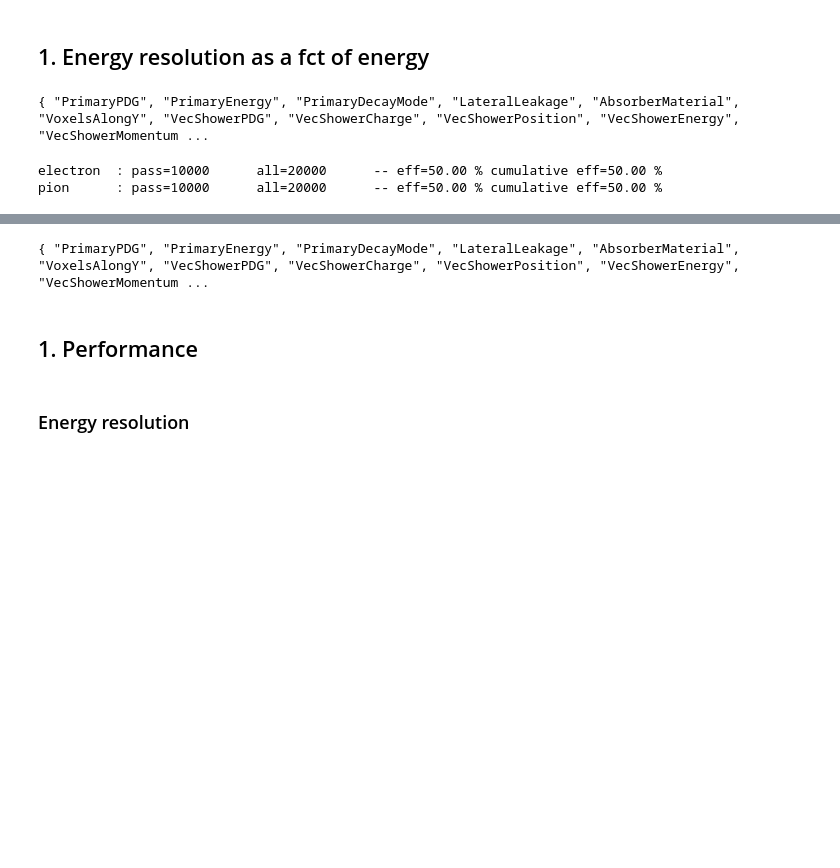
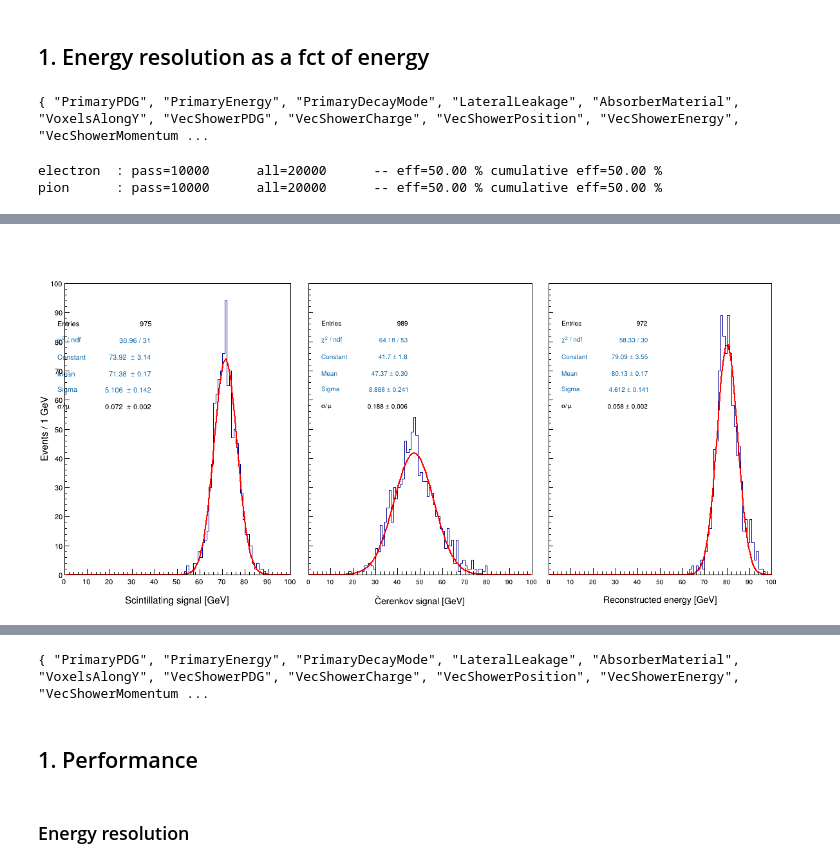
Before and after one commit to mollyhjorthjensen/DREAM, a Jupyter notebook: Analysis/validation.ipynb, the cells around one changed output, grey strips where cells are left out. Drawn from its saved outputs; the diff is of its cells as text; code cells hidden in the pictures; blank space fills up the shorter version.

```diff
--- a/Analysis/validation.ipynb
+++ b/Analysis/validation.ipynb
@@ -111,0 +104,81 @@ data['e']['EnergyResErr'], data['pi']['EnergyResErr']
+# %%
+ROOT.gStyle.SetOptStat("e")
+c3 = ROOT.TCanvas("c3", "c3", 1200, 600)
+c3.Divide(3, 1, 0, 0)
+h = [None, None, None]
+r = h.copy()
+
+labelsize = 0.03
+titlesize = 0.04
+titleoffset = 1.2
+labeloffset = 0.005
+linewidth = 3
+ticklength = 0.02
+
+for rdf,s in zip([rdf2_pi], ['pi']):
+    rdf2_e80 = rdf.Filter("std::round(PrimaryEnergy*1E-3) == 80", "80 GeV")
+    cutsReport = rdf2_e80.Report()
+    cutsReport.Print()
+    colname = ["Scintillating signal", "#check{C}erenkov signal", "Reconstructed energy"]
+    for i,col in enumerate(['Ssum', 'Csum', 'rec_energy']):
+        c3.cd(i+1)
+        new_col = col + "_GeV"
+        rdf2_e80 = rdf2_e80.Define(new_col, f"{col}*1e-3")
+        rdf2_e80_ = rdf2_e80.Filter(modifiedZscore(rdf2_e80, new_col), "modified Z-score")
+        model = ("", "", 100, 0., 100.)
+        h[i] = rdf2_e80_.Histo1D(model, new_col)
+        r[i] = h[i].Fit("gaus", "S")
+
+        h[i].GetXaxis().SetTitle(colname[i] + " [GeV]")
+        h[i].SetAxisRange(0., 100., "Y")
+        h[i].GetXaxis().SetTickLength(ticklength)
+        h[i].GetYaxis().SetTickLength(ticklength)
+        h[i].GetXaxis().SetTitleSize(titlesize)
+        h[i].GetYaxis().SetTitleSize(titlesize)
+        h[i].GetXaxis().SetLabelSize(labelsize)
+        h[i].GetYaxis().SetLabelSize(labelsize)
+        h[i].GetXaxis().CenterTitle()
+        h[i].GetXaxis().SetTitleOffset(titleoffset)
+        h[i].GetXaxis().SetLabelOffset(labeloffset)
+
+        ROOT.gPad.SetRightMargin(.05)
+        ROOT.gPad.SetTopMargin(.02)
+
+        if i == 0:
+            h[i].GetYaxis().SetTitle(f"Events / {h[i].GetBinWidth(0):.1g} GeV")
+            h[i].GetYaxis().CenterTitle()
+            h[i].GetYaxis().SetTitleOffset(titleoffset)
+            h[i].GetYaxis().SetLabelOffset(labeloffset)
+        else:
+            h[i].GetYaxis().SetLabelOffset(999)
+            h[i].GetYaxis().SetLabelSize(0)
+            ROOT.gPad.SetLeftMargin(.02)
+
+        print(ROOT.gPad.GetAbsWNDC())
+
+        h[i].Draw()
+
+        c3.Update()
+
+        stats1 = ROOT.gPad.GetPrimitive("stats")
+        stats1.SetName("stats1")
+        listOfLines1 = stats1.GetListOfLines()
+
+        res = r[i].Parameter(2)/r[i].Parameter(1)
+        reserr = res*(r[i].ParError(1)/r[i].Parameter(1)+r[i].ParError(2)/r[i].Parameter(2))
+
+        myt1 = ROOT.TLatex(0, 0, f"#sigma/#mu = {res:.3f} #pm {reserr:.3f}")
+        myt1.SetTextSize(labelsize)
+        myt1.SetTextFont(42)
+        myt1.SetTextColor(ROOT.kBlack)
+        listOfLines1.First().SetTextColor(ROOT.kBlack)
+        listOfLines1.Add(myt1)
+        stats1.SetTextColor(palette['blue'].GetNumber())
+        stats1.SetX1NDC(c3.GetLeftMargin()+ticklength); stats1.SetX2NDC(stats1.GetX1NDC()+0.4)
+        stats1.SetY2NDC(1-c3.GetTopMargin()-0.016); stats1.SetY1NDC(stats1.GetY2NDC()-0.3)
+        stats1.SetTextSize(labelsize)
+        stats1.SetBorderSize(0)
+        h[i].SetStats(0)
+
+c3.Draw()
+# %% [output]
@@ -111,0 +202 @@ data['e']['EnergyResErr'], data['pi']['EnergyResErr']
+[figure, added]
```
Also changed, not shown: parts of 8 cells of this notebook.
